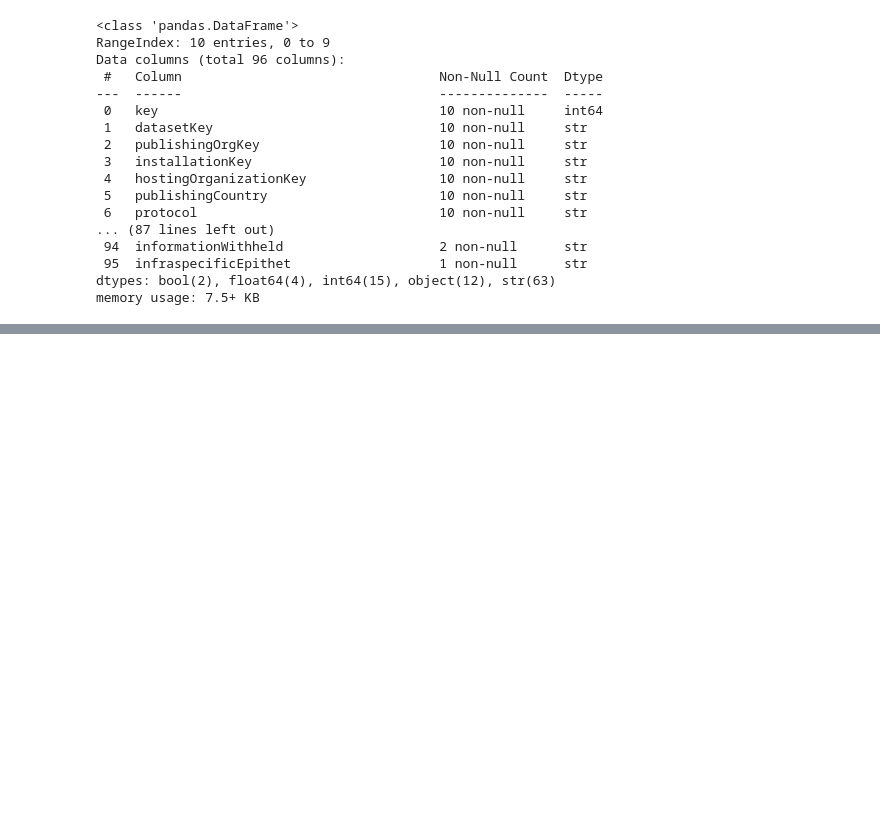
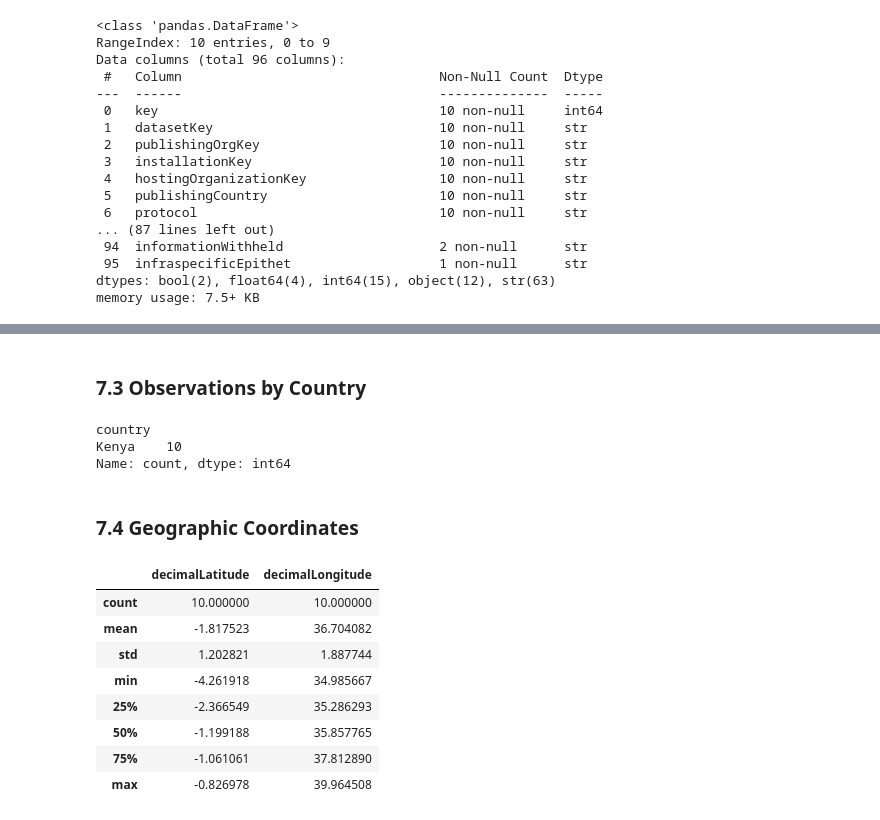
Before and after one commit to Janellesspaceship/Forest-Explorer-Kenya, a Jupyter notebook: notebooks/01_explore_gbif.ipynb, the cells around one changed output, grey strips where cells are left out. Drawn from its saved outputs; the diff is of its cells as text; code cells hidden in the pictures; blank space fills up the shorter version.

```diff
--- a/notebooks/01_explore_gbif.ipynb
+++ b/notebooks/01_explore_gbif.ipynb
@@ -78,0 +176,22 @@ Length: 96, dtype: int64
+# %% [markdown]
+### 7.3 Observations by Country
+# %%
+locations["country"].value_counts()
+# %% [output]
+country
+Kenya    10
+Name: count, dtype: int64
+# %% [markdown]
+### 7.4 Geographic Coordinates
+# %%
+locations[["decimalLatitude", "decimalLongitude"]].describe()
+# %% [output]
+|  | decimalLatitude | decimalLongitude |
+| count | 10.000000 | 10.000000 |
+| mean | -1.817523 | 36.704082 |
+| std | 1.202821 | 1.887744 |
+| min | -4.261918 | 34.985667 |
+| 25% | -2.366549 | 35.286293 |
+| 50% | -1.199188 | 35.857765 |
+| 75% | -1.061061 | 37.812890 |
+| max | -0.826978 | 39.964508 |
```
Also changed, not shown: parts of 20 cells of this notebook, 1 other file.
